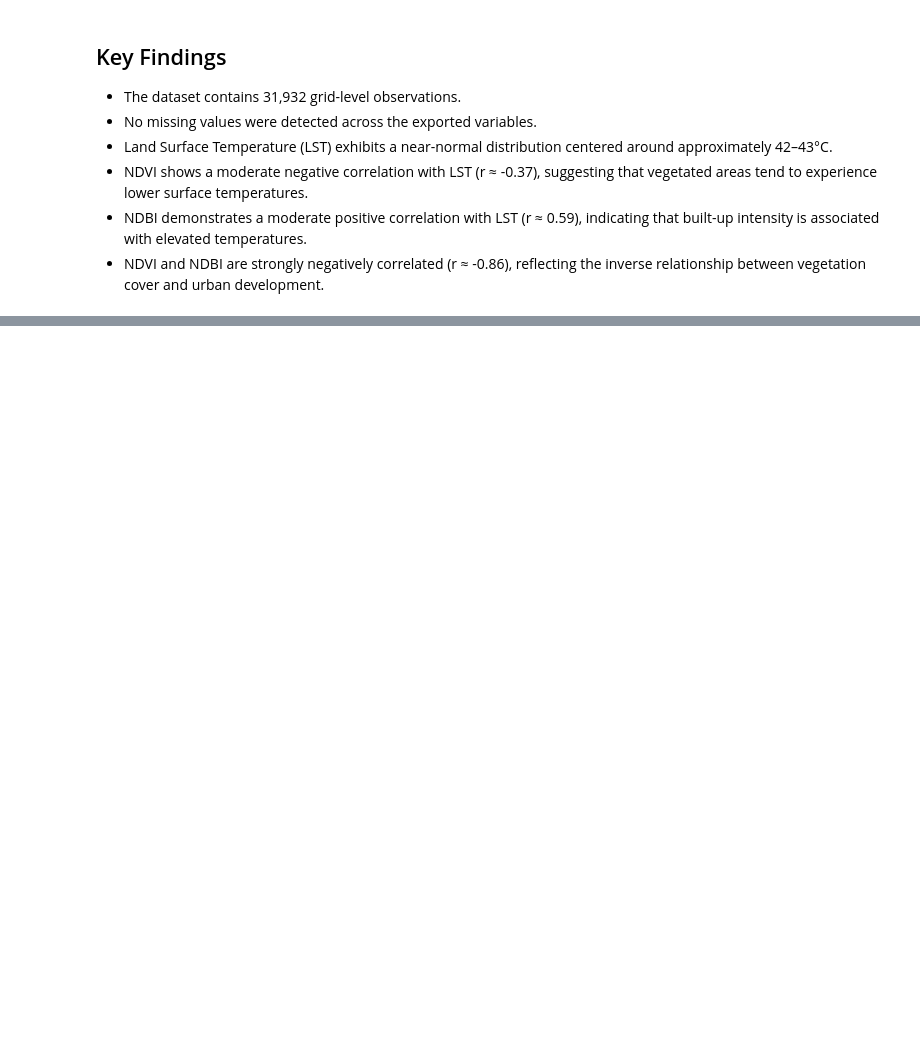
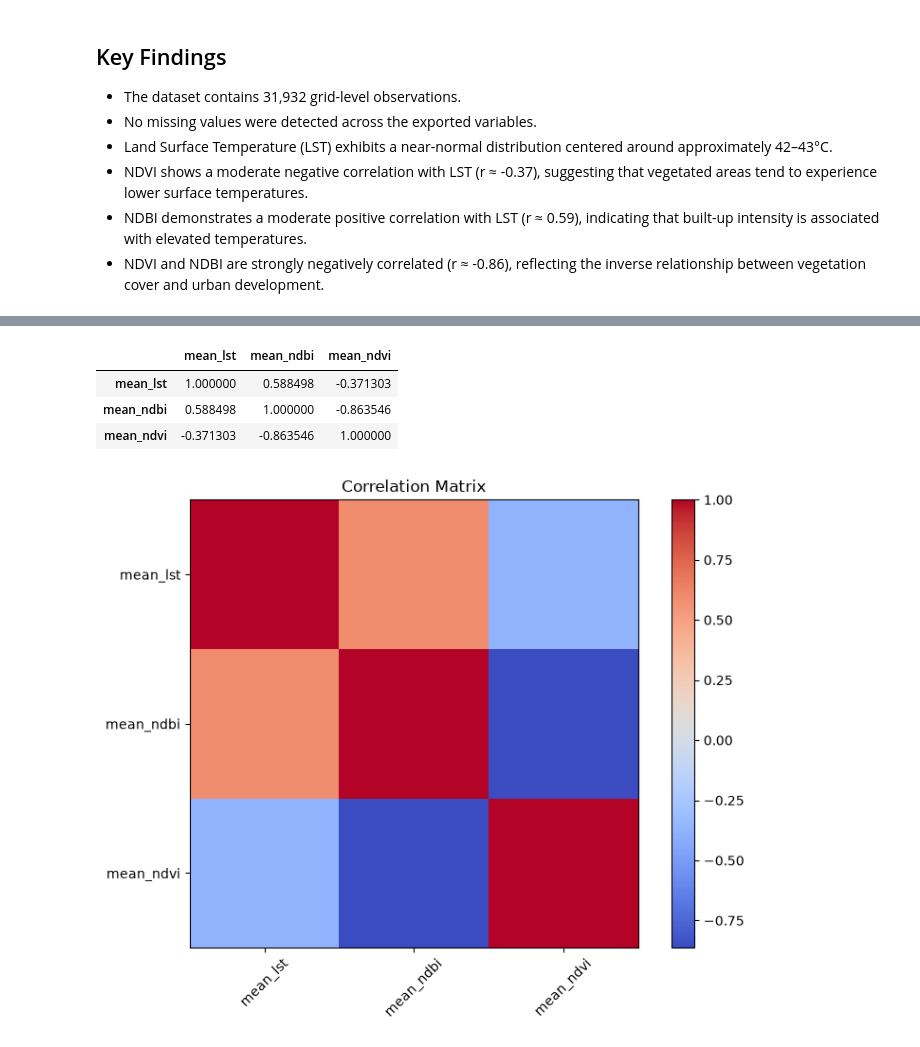
Before and after one commit to beastb728/urban-heat-decision-intelligence, a Jupyter notebook: notebooks/01_eda.ipynb, the cells around one changed output, grey strips where cells are left out. Saved outputs shown, nothing was run; the diff lists cells and outputs as text; code cells hidden in the pictures; blank space fills up the shorter version.

Commit message:
Changed dataset csv file, now has Longitude and Latitude, modified notebook to display it and work over it

```diff
--- a/notebooks/01_eda.ipynb
+++ b/notebooks/01_eda.ipynb
@@ -18,4 +18,4 @@ plt.rcParams['figure.figsize'] = (8, 5)
 
 The dataset contains grid-level thermal and environmental indicators generated during Phase 1.
 # %%
-df = pd.read_csv("../data/processed/delhi_heat_dataset_v1.csv")
+df = pd.read_csv("../data/processed/Delhi_Urban_Heat_Dataset.csv")
@@ -147,0 +161,25 @@ plt.show()
+# %%
+corr = df.corr(numeric_only=True)
+
+corr
+# %% [output]
+|  | mean_lst | mean_ndbi | mean_ndvi |
+| mean_lst | 1.000000 | 0.588498 | -0.371303 |
+| mean_ndbi | 0.588498 | 1.000000 | -0.863546 |
+| mean_ndvi | -0.371303 | -0.863546 | 1.000000 |
+# %%
+plt.figure(figsize=(8,6))
+
+plt.imshow(corr, cmap='coolwarm')
+plt.colorbar()
+
+plt.xticks(range(len(corr.columns)), corr.columns, rotation=45)
+plt.yticks(range(len(corr.columns)), corr.columns)
+
+plt.title("Correlation Matrix")
+
+plt.tight_layout()
+
+plt.show()
+# %% [output]
+[figure, added]
```
Also changed, not shown: parts of 7 cells of this notebook, 8 other files.
